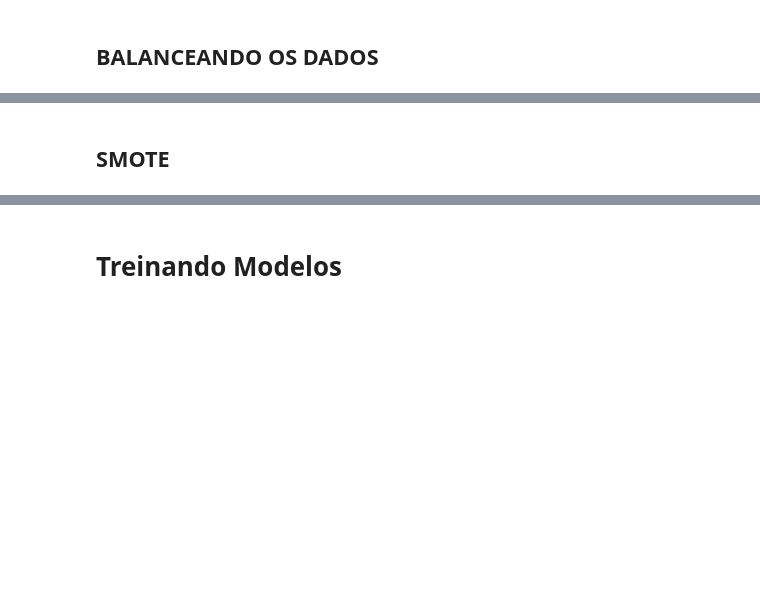
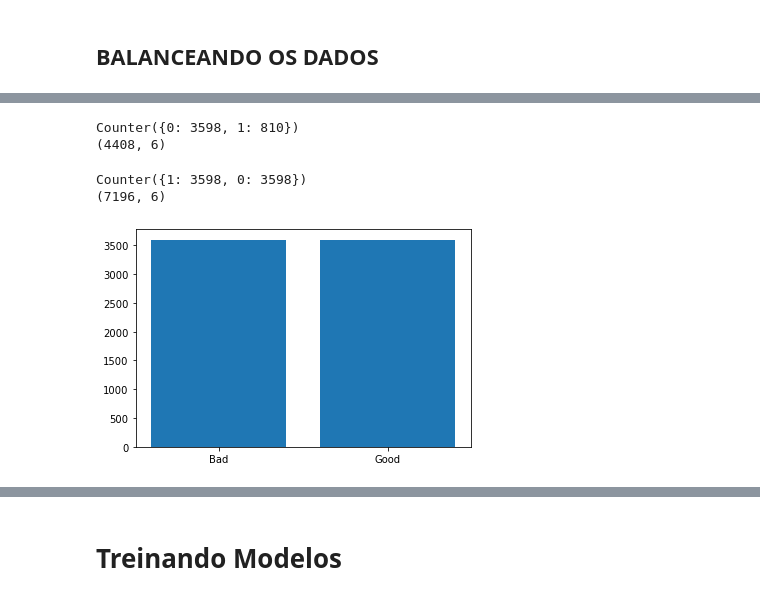
Before and after one commit to Herikc2/Wine-Quality-Prediction, a Jupyter notebook: wine_predictions.ipynb, the cells around one changed output, grey strips where cells are left out. Saved outputs shown, nothing was run; the diff lists cells and outputs as text; code cells hidden in the pictures; blank space fills up the shorter version.

```diff
--- a/wine_predictions.ipynb
+++ b/wine_predictions.ipynb
@@ -765,8 +713,12 @@ y_train = dt_final['quality'].values
 # %%
 #x_train, x_test, y_train, y_test = train_test_split(X_scaled, y, test_size = .3, stratify = y)
 x_train, x_test, y_train, y_test = train_test_split(X_scaled, y, test_size = .1)
+# %%
+print(Counter(y_train))
+print(x_train.shape)
+# %% [output]
+Counter({0: 3598, 1: 810})
+(4408, 6)
 # %%
 oversample = SMOTE()
 x_train, y_train = oversample.fit_resample(x_train, y_train)
-# %% [markdown]
-## SMOTE
@@ -776,6 +725,11 @@ X_scaled, y = oversample.fit_resample(X_scaled, y)
 # %%
-print(Counter(y))
-print(X_scaled.shape)
+print(Counter(y_train))
+print(x_train.shape)
+# %% [output]
+Counter({1: 3598, 0: 3598})
+(7196, 6)
 # %%
-plt.bar(['Bad', 'Good'], [list(y).count(0), list(y).count(1)])
+plt.bar(['Bad', 'Good'], [list(y_train).count(0), list(y_train).count(1)])
 plt.show()
+# %% [output]
+[figure, added]
```
Also changed, not shown: parts of 31 cells of this notebook, 2 other files.
